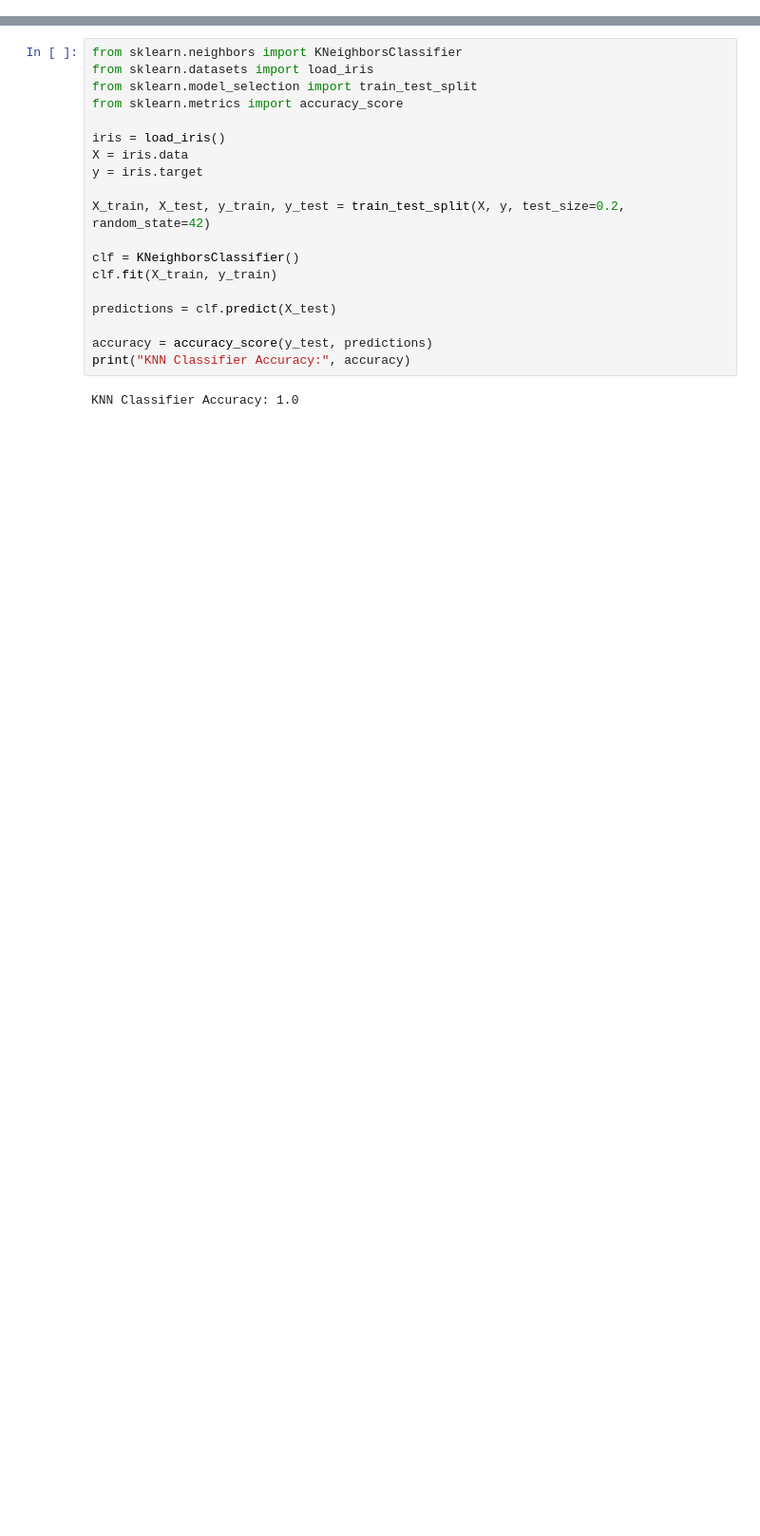
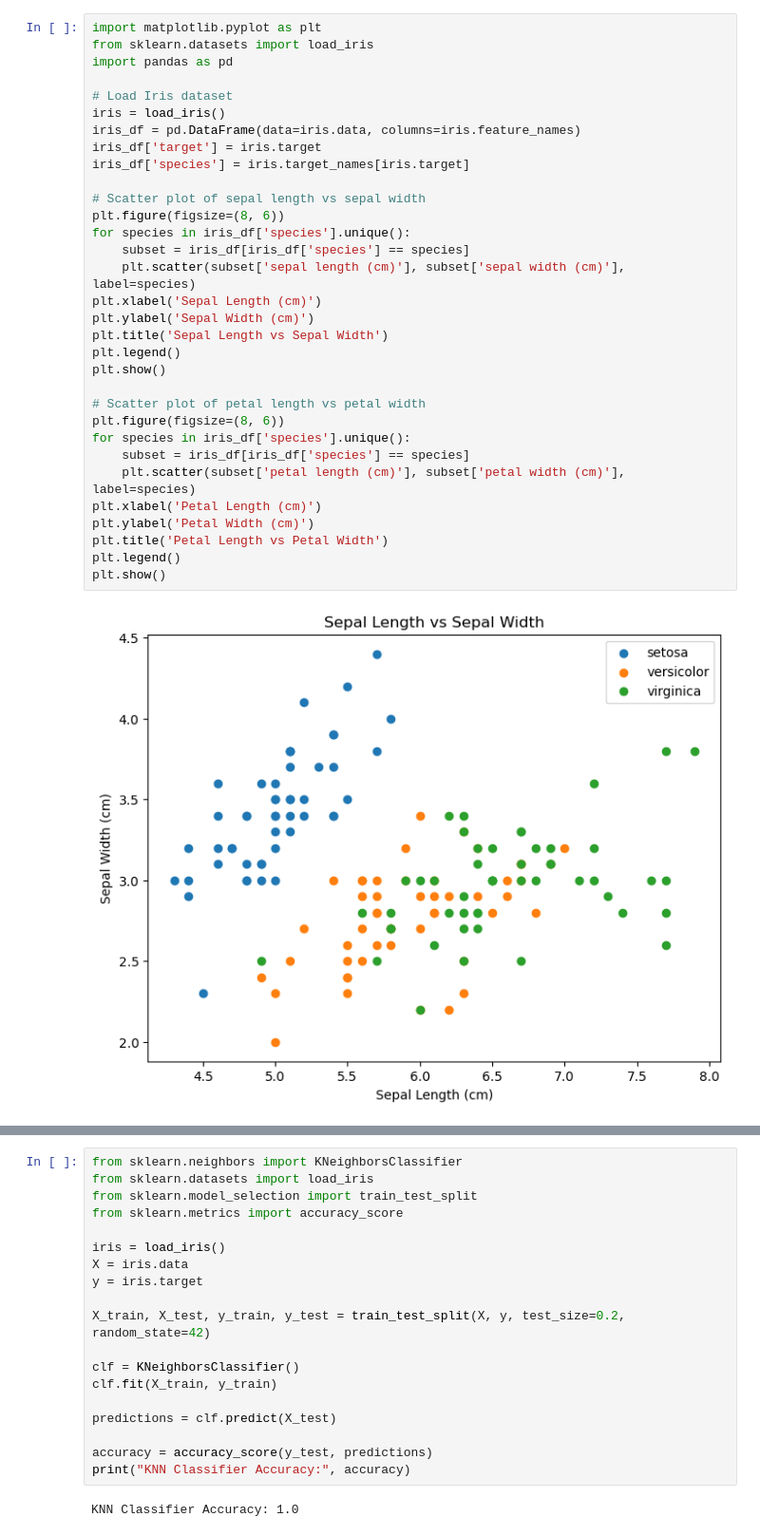
Before and after one commit to nomankhokhar/data_science_learning, a Jupyter notebook: Deep Learning/Deep Learning First Assignment.ipynb, the cells around one changed output, grey strips where cells are left out. Shown at 95% size. Saved outputs shown, nothing was run; the diff lists cells and outputs as text; blank space fills up the shorter version.

Commit message:
Add some modification in assignment one like pandas and matplotlib

```diff
--- a/Deep Learning/Deep Learning First Assignment.ipynb
+++ b/Deep Learning/Deep Learning First Assignment.ipynb
@@ -2,0 +3,34 @@
+# %%
+import matplotlib.pyplot as plt
+from sklearn.datasets import load_iris
+import pandas as pd
+
+# Load Iris dataset
+iris = load_iris()
+iris_df = pd.DataFrame(data=iris.data, columns=iris.feature_names)
+iris_df['target'] = iris.target
+iris_df['species'] = iris.target_names[iris.target]
+
+# Scatter plot of sepal length vs sepal width
+plt.figure(figsize=(8, 6))
+for species in iris_df['species'].unique():
+    subset = iris_df[iris_df['species'] == species]
+    plt.scatter(subset['sepal length (cm)'], subset['sepal width (cm)'], label=species)
+plt.xlabel('Sepal Length (cm)')
+plt.ylabel('Sepal Width (cm)')
+plt.title('Sepal Length vs Sepal Width')
+plt.legend()
+plt.show()
+
+# Scatter plot of petal length vs petal width
+plt.figure(figsize=(8, 6))
+for species in iris_df['species'].unique():
+    subset = iris_df[iris_df['species'] == species]
+    plt.scatter(subset['petal length (cm)'], subset['petal width (cm)'], label=species)
+plt.xlabel('Petal Length (cm)')
+plt.ylabel('Petal Width (cm)')
+plt.title('Petal Length vs Petal Width')
+plt.legend()
+plt.show()
+# %% [output]
+[figure, added]
```
Also changed, not shown: parts of 13 cells of this notebook.
